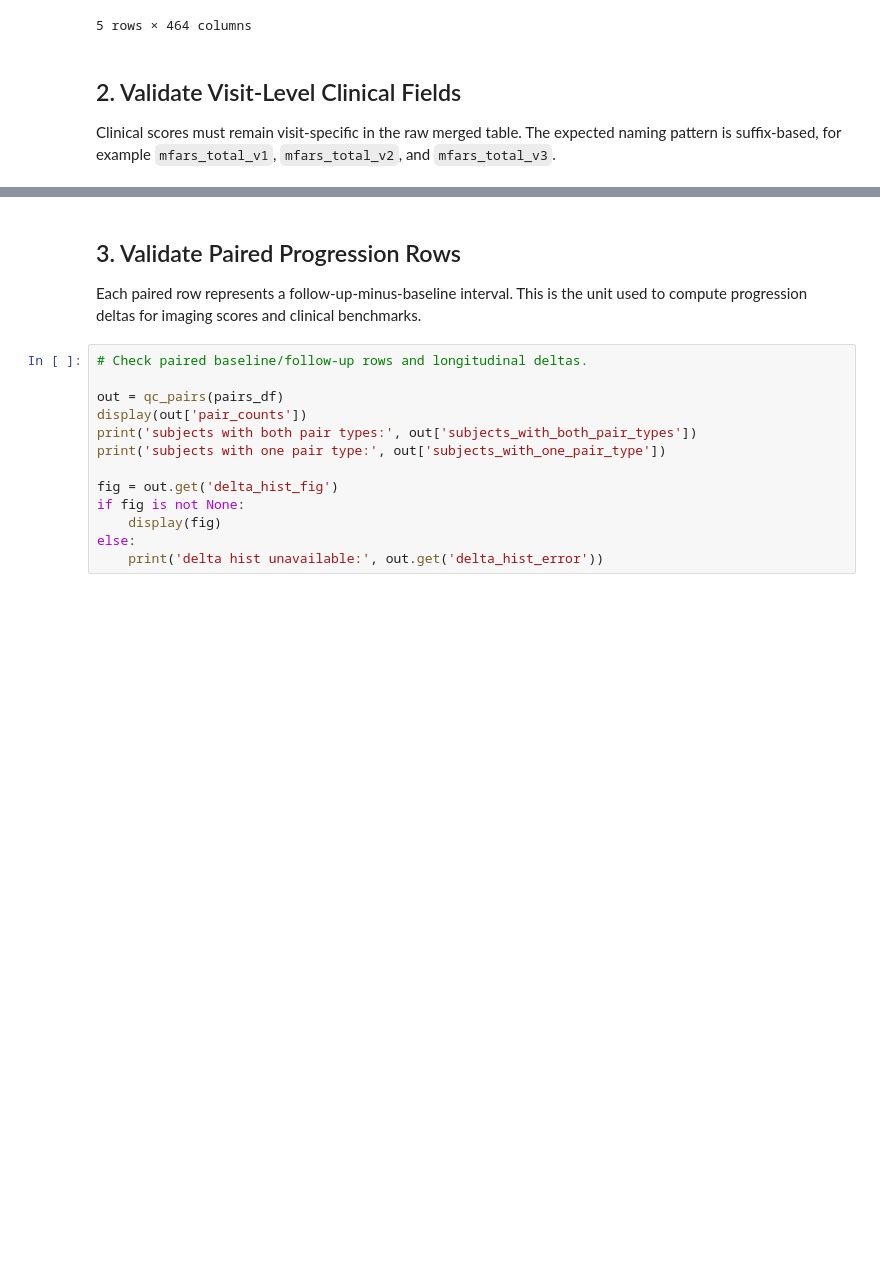
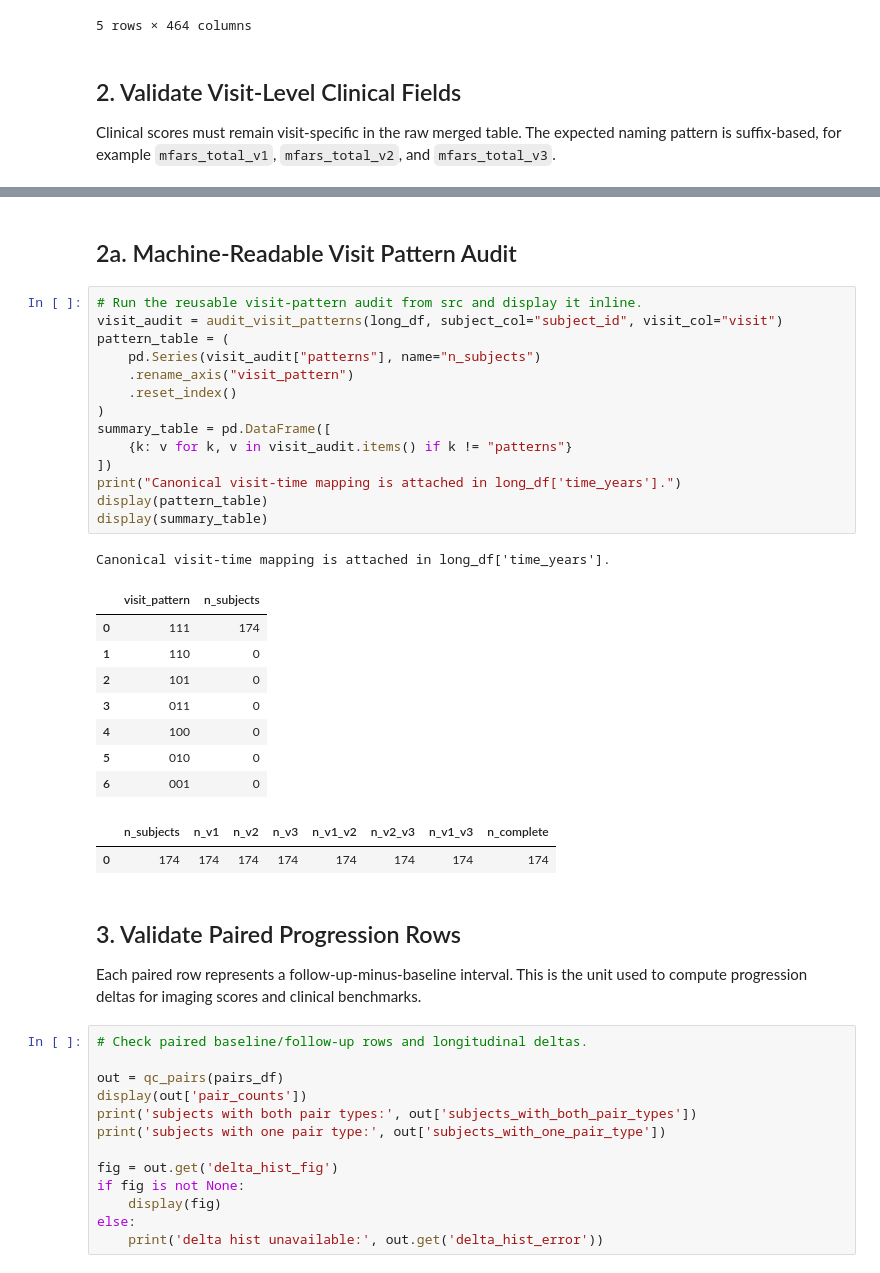
Before and after one commit to YubotKwng/Biomakers, a Jupyter notebook: notebooks/trackfa_merge.ipynb, the cells around one changed output, grey strips where cells are left out. Cells and saved outputs as stored; diff of their text form; blank space fills up the shorter version.

```diff
--- a/notebooks/trackfa_merge.ipynb
+++ b/notebooks/trackfa_merge.ipynb
@@ -116,4 +121,32 @@ unique subjects: 174
 missing heatmap unavailable: No module named 'seaborn'
+# %% [markdown]
+## 2a. Machine-Readable Visit Pattern Audit
+# %%
+# Run the reusable visit-pattern audit from src and display it inline.
+visit_audit = audit_visit_patterns(long_df, subject_col="subject_id", visit_col="visit")
+pattern_table = (
+    pd.Series(visit_audit["patterns"], name="n_subjects")
+    .rename_axis("visit_pattern")
+    .reset_index()
+)
+summary_table = pd.DataFrame([
+    {k: v for k, v in visit_audit.items() if k != "patterns"}
+])
+print("Canonical visit-time mapping is attached in long_df['time_years'].")
+display(pattern_table)
+display(summary_table)
+# %% [output]
+Canonical visit-time mapping is attached in long_df['time_years'].
+|  | visit_pattern | n_subjects |
+| 0 | 111 | 174 |
+| 1 | 110 | 0 |
+| 2 | 101 | 0 |
+| 3 | 011 | 0 |
+| 4 | 100 | 0 |
+| 5 | 010 | 0 |
+| 6 | 001 | 0 |
+|  | n_subjects | n_v1 | n_v2 | n_v3 | n_v1_v2 | n_v2_v3 | n_v1_v3 | n_complete |
+| 0 | 174 | 174 | 174 | 174 | 174 | 174 | 174 | 174 |
 # %% [markdown]
 ## 3. Validate Paired Progression Rows
 
```
Also changed, not shown: parts of 7 cells of this notebook, 20 other files.
